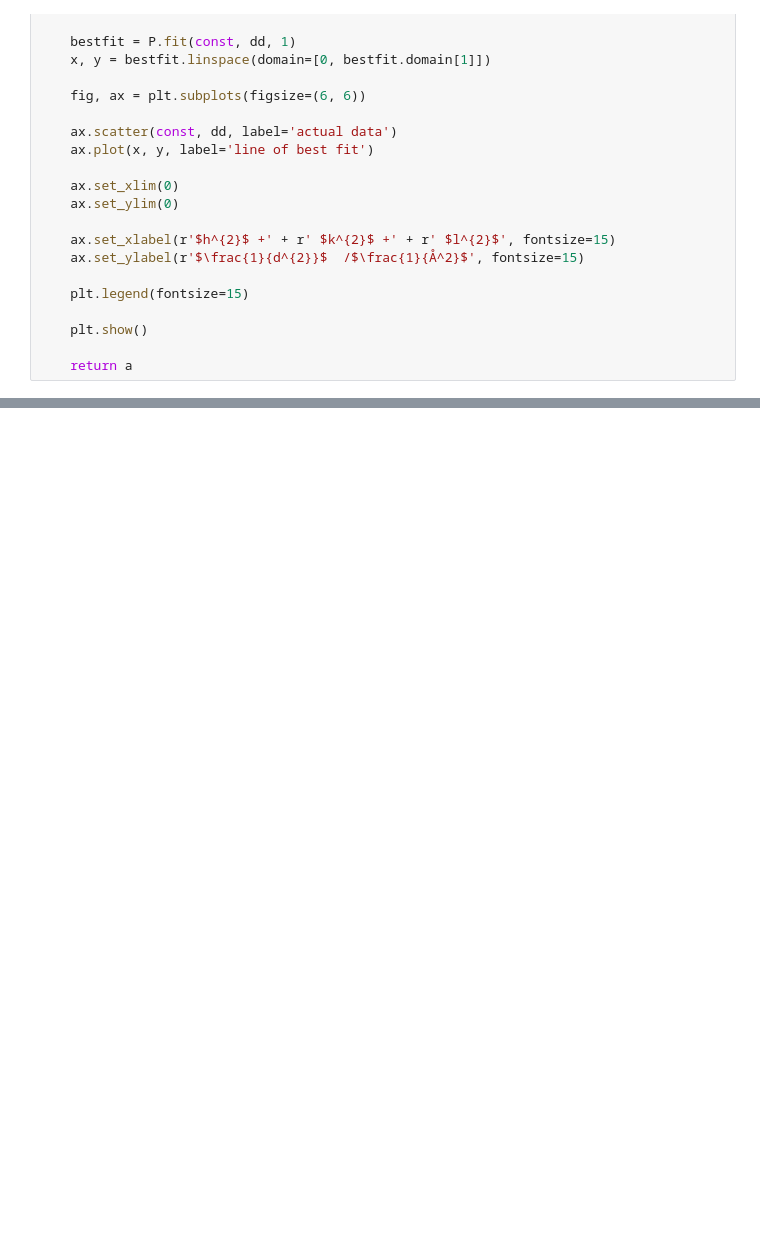
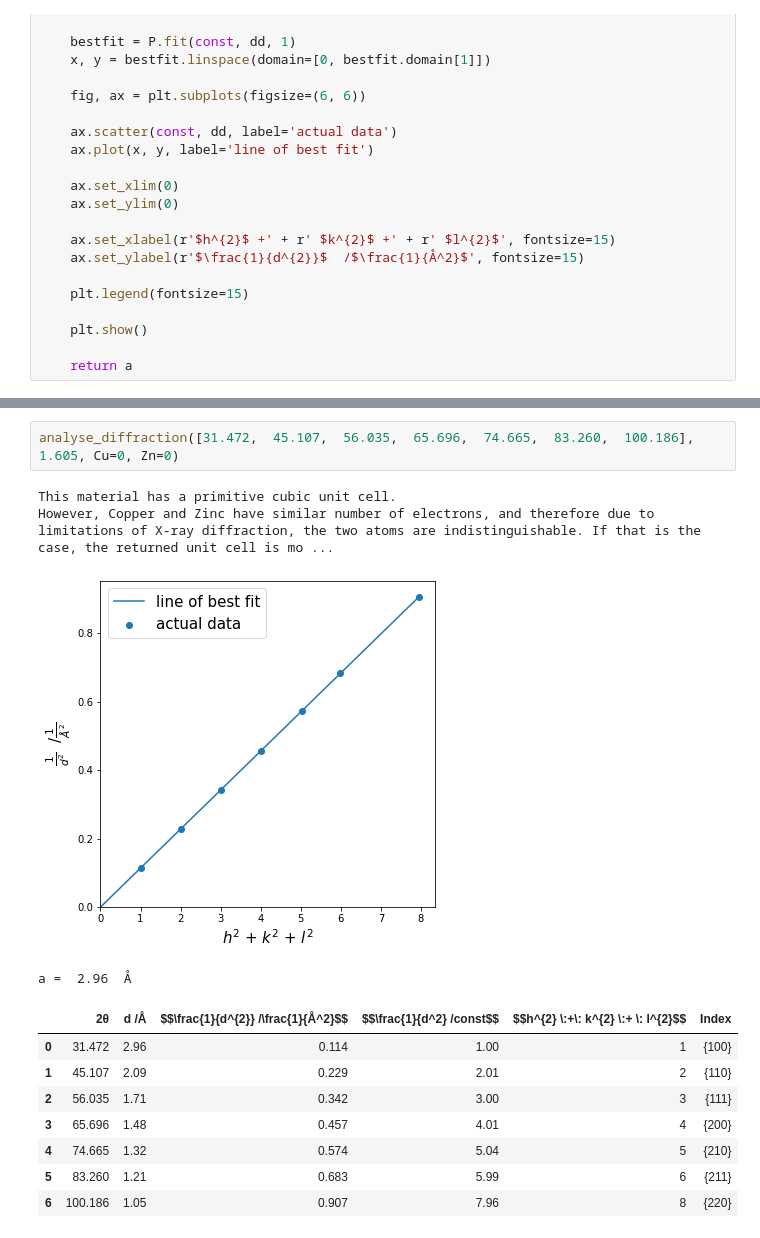
Before and after one commit to RastislavTuranyi/analyse_diffraction, a Jupyter notebook: analyse_diffraction.ipynb, the cells around one changed output, grey strips where cells are left out. Saved outputs shown, nothing was run; the diff lists cells and outputs as text; blank space fills up the shorter version.

```diff
--- a/analyse_diffraction.ipynb
+++ b/analyse_diffraction.ipynb
@@ -199,0 +240,15 @@ a =  3.901  Å
+# %%
+analyse_diffraction([31.472,  45.107,  56.035,  65.696,  74.665,  83.260,  100.186],  1.605, Cu=0, Zn=0)
+# %% [output]
+This material has a primitive cubic unit cell.
+However, Copper and Zinc have similar number of electrons, and therefore due to limitations of X-ray diffraction, the two atoms are indistinguishable. If that is the case, the returned unit cell is mo ...
+[figure, added]
+a =  2.96  Å
+|  | 2θ | d /Å | $$\frac{1}{d^{2}} /\frac{1}{Å^2}$$ | $$\frac{1}{d^2} /const$$ | $$h^{2} \:+\: k^{2} \:+ \: l^{2}$$ | Index |
+| 0 | 31.472 | 2.96 | 0.114 | 1.00 | 1 | {100} |
+| 1 | 45.107 | 2.09 | 0.229 | 2.01 | 2 | {110} |
+| 2 | 56.035 | 1.71 | 0.342 | 3.00 | 3 | {111} |
+| 3 | 65.696 | 1.48 | 0.457 | 4.01 | 4 | {200} |
+| 4 | 74.665 | 1.32 | 0.574 | 5.04 | 5 | {210} |
+| 5 | 83.260 | 1.21 | 0.683 | 5.99 | 6 | {211} |
+| 6 | 100.186 | 1.05 | 0.907 | 7.96 | 8 | {220} |
```
Also changed, not shown: parts of 4 cells of this notebook, 1 other file.
